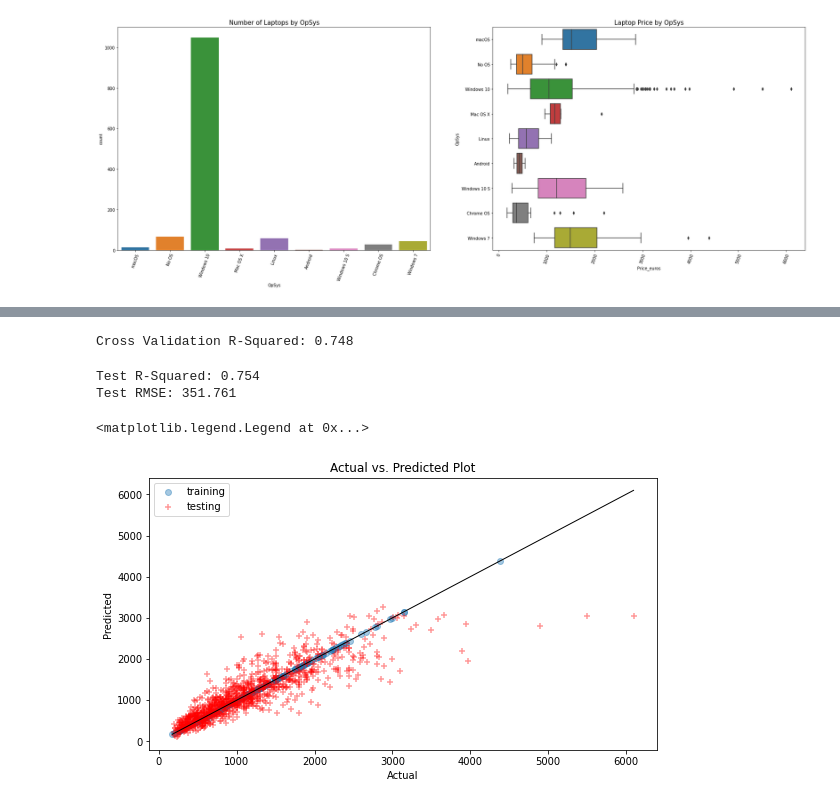
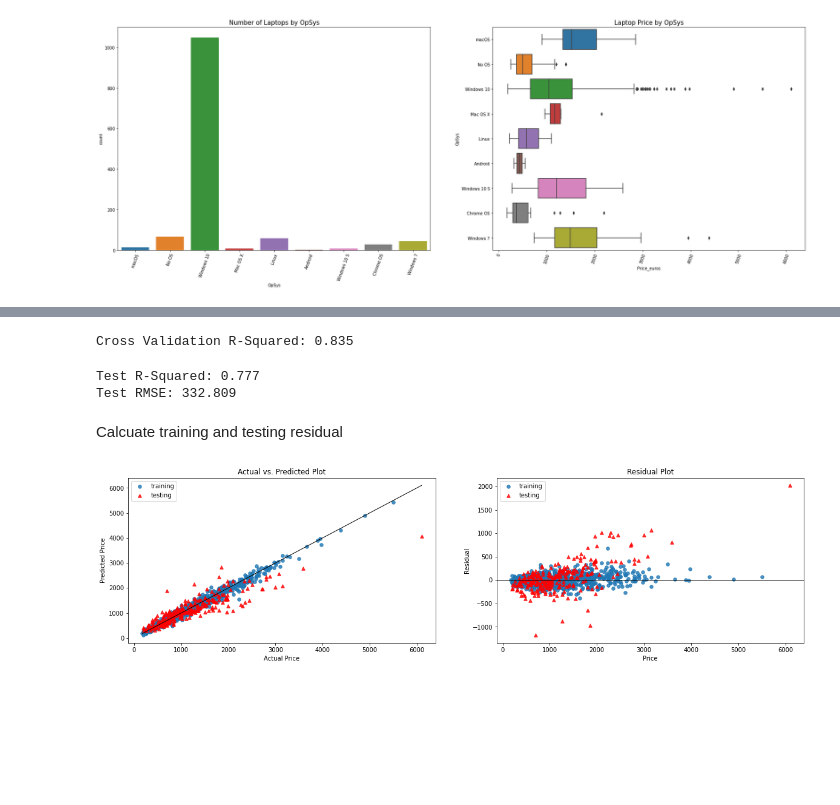
Before and after one commit to trizkynoviandy/laptop-price-prediction, a Jupyter notebook: laptop_price_prediction.ipynb, the cells around one changed output, grey strips where cells are left out. Saved outputs shown, nothing was run; the diff lists cells and outputs as text; code cells hidden in the pictures; blank space fills up the shorter version.

```diff
--- a/laptop_price_prediction.ipynb
+++ b/laptop_price_prediction.ipynb
@@ -147,4 +147,8 @@ df[columns] = encoder.fit_transform(df[columns])
 X = df.drop("Price_euros", axis=1)
 y = pd.DataFrame(df["Price_euros"]).copy()
 # %%
-X_train, X_test, y_train, y_test = train_test_split(X, y, train_size=0.20, random_state=42)
+X_train, X_test, y_train, y_test = train_test_split(X, y, test_size=0.20, random_state=42)
+print(X_train.shape)
+print(X_test.shape)
+print(y_train.shape)
+print(y_test.shape)
@@ -162,6 +171,6 @@ params = { 'max_depth': [2, 4, 6],
            'gamma': [0, 0.3, 0.5, 0.7, 0.9],
            'subsample': [0.4, 0.6, 0.8]}
 
-grid_search = GridSearchCV(model, param_grid=params, scoring="r2", n_jobs=-1)
-grid_search.fit(X_train_scaled, y_train)
+random_search = RandomizedSearchCV(model, param_distributions=params, n_iter=100, scoring="r2", n_jobs=-1)
+random_search.fit(X_train_scaled, y_train)
 # %% [output]
@@ -169,5 +194,5 @@ KeyboardInterrupt:
 # %%
-regressor = grid_search.best_estimator_
+regressor = random_search.best_estimator_
 # %%
 y_train_pred = regressor.predict(X_train_scaled)
 # %%
@@ -182,7 +207,7 @@ Train RMSE: 7.493
 cv_score = cross_val_score(regressor, X_train_scaled, y_train, cv=10)
 print(f"Cross Validation R-Squared: {cv_score.mean():.3f}" )
 # %% [output]
-Cross Validation R-Squared: 0.748
+Cross Validation R-Squared: 0.835
 # %%
 y_test_pred = regressor.predict(X_test_scaled)
 # %%
@@ -191,20 +216,34 @@ rmse_test = mean_squared_error(y_test, y_test_pred, squared=False)
 print(f"Test R-Squared: {r2_test:.3f}")
 print(f"Test RMSE: {rmse_test:.3f}")
 # %% [output]
-Test R-Squared: 0.754
-Test RMSE: 351.761
+Test R-Squared: 0.777
+Test RMSE: 332.809
+# %% [markdown]
+Calcuate training and testing residual
+# %%
+residual_train = y_train.values.ravel() - y_train_pred
+residual_test = y_test.values.ravel() - y_test_pred
 # %%
 fig=plt.figure(figsize=(20,5))
 
 ax1=plt.subplot(1,2,1)
-ax1.scatter(y_train, y_train_pred, label="training", alpha=0.4)
-ax1.scatter(y_test, y_test_pred, marker="+", c="r", label="testing", alpha=0.4)
+ax1.scatter(y_train, y_train_pred, s=30, alpha=0.8, label="training")
+ax1.scatter(y_test, y_test_pred, marker="^", s=30, c="r", alpha=0.8, label="testing")
 ax1.plot([y.min(), y.max()], [y.min(), y.max()], "k", lw=1)
 ax1.set_title("Actual vs. Predicted Plot")
-ax1.set_xlabel("Actual")
-ax1.set_ylabel("Predicted")
+ax1.set_xlabel("Actual Price")
+ax1.set_ylabel("Predicted Price")
 ax1.legend()
+
+ax2=plt.subplot(1,2,2)
+ax2.scatter(y_train, residual_train, s=30, alpha=0.8, label="training")
+ax2.scatter(y_test, residual_test, marker="^", s=30, c="r", alpha=0.8, label="testing")
+ax2.axhline(y=0.3, linewidth= 1, linestyle="-", c="black")
+ax2.legend()
+ax2.set_title("Residual Plot")
+ax2.set_xlabel("Price")
+ax2.set_ylabel("Residual")
+
 plt.show()
 # %% [output]
-<matplotlib.legend.Legend at 0x...>
-[figure, old version]
+[figure, new version]
```
Also changed, not shown: parts of 4 cells of this notebook.
